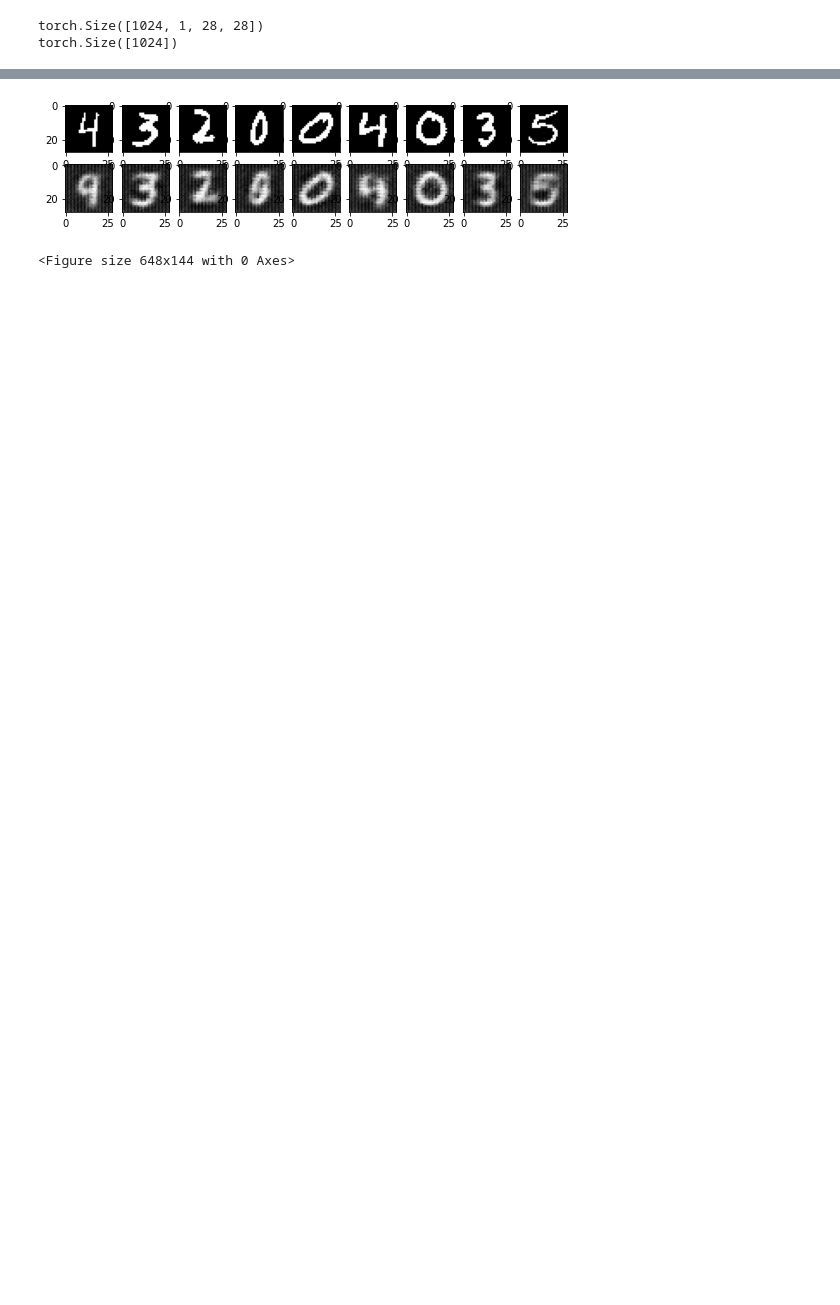
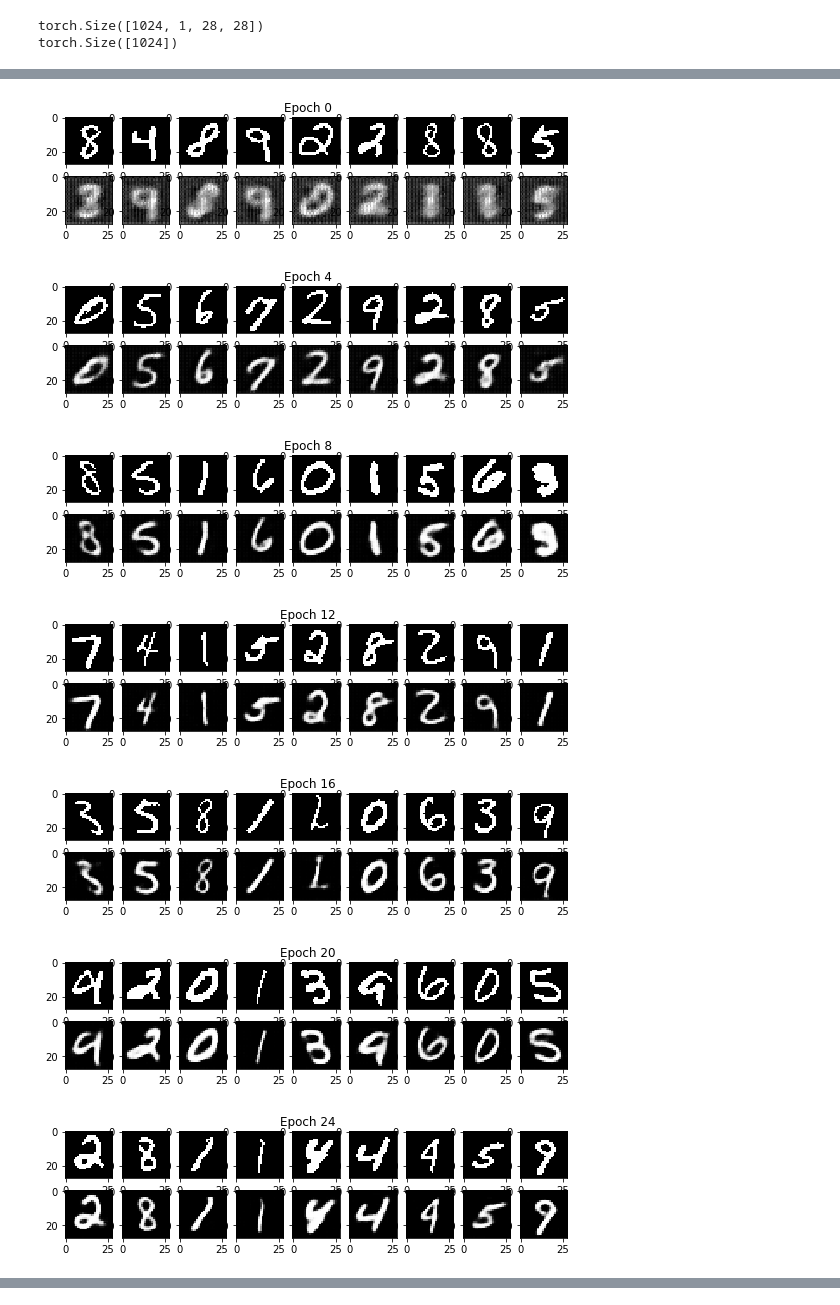
Before and after one commit to Anderzz/it3030, a Jupyter notebook: assignment3/autoencoder_gen.ipynb, the cells around one changed output, grey strips where cells are left out. Drawn from its saved outputs; the diff is of its cells as text; code cells hidden in the pictures; blank space fills up the shorter version.

```diff
--- a/assignment3/autoencoder_gen.ipynb
+++ b/assignment3/autoencoder_gen.ipynb
@@ -82,7 +82,7 @@ Autoencoder(
   )
 )
 # %%
-def train(force_retrain=False):
+def train(epochs=EPOCHS, force_retrain=False):
 
     # try to load the model if it exists and force_retrain is False
     if not force_retrain:
@@ -102,7 +102,7 @@ def train(force_retrain=False):
     # train the model
     outputs = []
     model.train()
-    for epoch in range(start_epoch, EPOCHS):
+    for epoch in range(start_epoch, epochs):
         for im, _ in train_loader:
             num_channels = im.shape[-1]
             im = im.reshape(-1, num_channels, 28, 28)
@@ -120,11 +120,12 @@ def train(force_retrain=False):
         outputs.append((epoch, im, output))
 
     # save the model
-    checkpoint = {
-        "epoch": EPOCHS,
-        "model_state_dict": model.state_dict(),
-        "optimizer_state_dict": optimizer.state_dict(),
-    }
-    torch.save(checkpoint, "./models/gen_autoencoder.pth")
+    if outputs:
+        checkpoint = {
+            "epoch": epoch,
+            "model_state_dict": model.state_dict(),
+            "optimizer_state_dict": optimizer.state_dict(),
+        }
+        torch.save(checkpoint, "./models/gen_autoencoder.pth")
 
     return outputs
@@ -136,0 +132,3 @@ epoch [2/2], loss:0.2106
+# %%
+EPOCHS = 100
+train_outputs = train(epochs=EPOCHS, force_retrain=True)
@@ -137,21 +153,30 @@ epoch [2/2], loss:0.2106
 # %%
 if train_outputs:
     for k in range(0, EPOCHS, 4):
         plt.figure(figsize=(9, 2))
         plt.gray()
 
         imgs = train_outputs[k][1].detach().cpu().numpy()
         recon = train_outputs[k][2].detach().cpu().numpy()
 
         for i, item in enumerate(imgs):
             if i >= 9:
                 break
             plt.subplot(2, 9, i + 1)
             plt.imshow(item[0])
 
         for i, item in enumerate(recon):
             if i >= 9:
                 break
             plt.subplot(2, 9, 9 + i + 1)
             plt.imshow(item[0])
+
+        plt.suptitle(f"Epoch {k}")
 # %% [output]
+[figure, new version]
+[figure, added]
+[figure, added]
+[figure, added]
+[figure, added]
+[figure, added]
+[figure, added]
@@ -159,5 +189,3 @@ IndexError: list index out of range
-[figure, old version]
-<Figure size 648x144 with 0 Axes>
 # %%
 # run the model on the test set
 test_outputs, test_labels = generate_test_images(model, test_loader, device)
```
Also changed, not shown: parts of 8 cells of this notebook, 12 other files.
